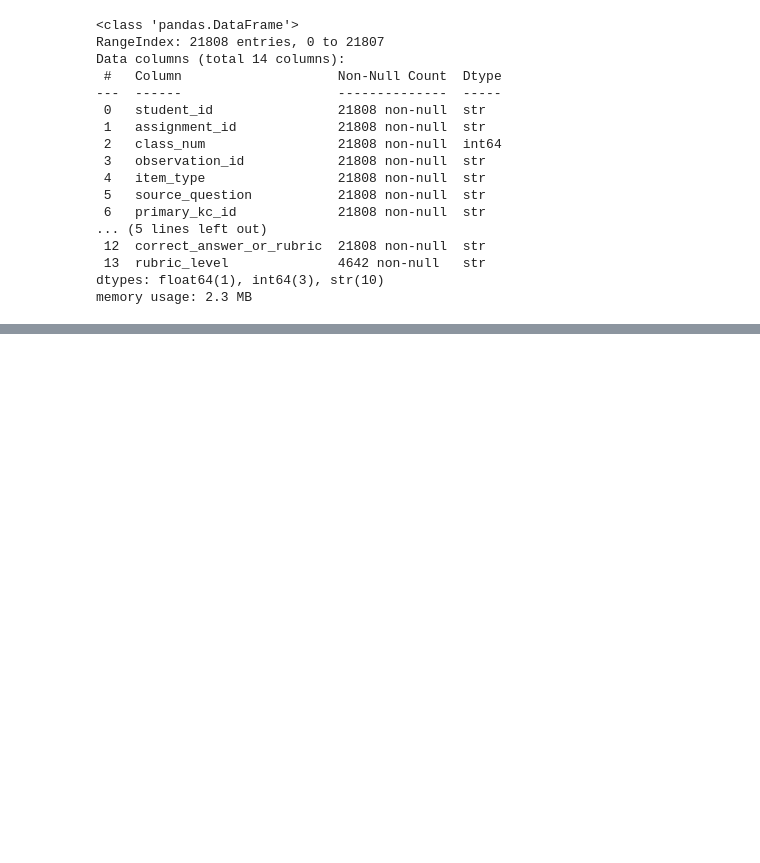
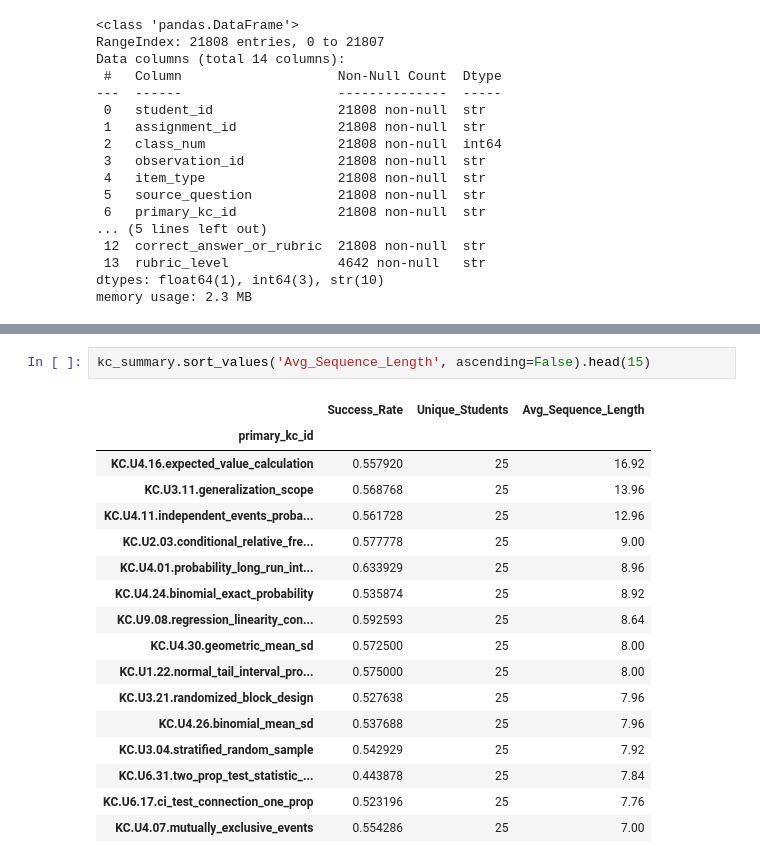
Before and after one commit to mailysg8/ai-student-progress-tracker, a Jupyter notebook: notebooks/wk3_best_subset.ipynb, the cells around one changed output, grey strips where cells are left out. Cells and saved outputs as stored; diff of their text form; blank space fills up the shorter version.

```diff
--- a/notebooks/wk3_best_subset.ipynb
+++ b/notebooks/wk3_best_subset.ipynb
@@ -47,0 +258,20 @@ data.head()
+# %%
+kc_summary.sort_values('Avg_Sequence_Length', ascending=False).head(15)
+# %% [output]
+|  | Success_Rate | Unique_Students | Avg_Sequence_Length |
+| primary_kc_id |  |  |  |
+| KC.U4.16.expected_value_calculation | 0.557920 | 25 | 16.92 |
+| KC.U3.11.generalization_scope | 0.568768 | 25 | 13.96 |
+| KC.U4.11.independent_events_proba... | 0.561728 | 25 | 12.96 |
+| KC.U2.03.conditional_relative_fre... | 0.577778 | 25 | 9.00 |
+| KC.U4.01.probability_long_run_int... | 0.633929 | 25 | 8.96 |
+| KC.U4.24.binomial_exact_probability | 0.535874 | 25 | 8.92 |
+| KC.U9.08.regression_linearity_con... | 0.592593 | 25 | 8.64 |
+| KC.U4.30.geometric_mean_sd | 0.572500 | 25 | 8.00 |
+| KC.U1.22.normal_tail_interval_pro... | 0.575000 | 25 | 8.00 |
+| KC.U3.21.randomized_block_design | 0.527638 | 25 | 7.96 |
+| KC.U4.26.binomial_mean_sd | 0.537688 | 25 | 7.96 |
+| KC.U3.04.stratified_random_sample | 0.542929 | 25 | 7.92 |
+| KC.U6.31.two_prop_test_statistic_... | 0.443878 | 25 | 7.84 |
+| KC.U6.17.ci_test_connection_one_prop | 0.523196 | 25 | 7.76 |
+| KC.U4.07.mutually_exclusive_events | 0.554286 | 25 | 7.00 |
```
Also changed, not shown: parts of 17 cells of this notebook, 1 other file.
